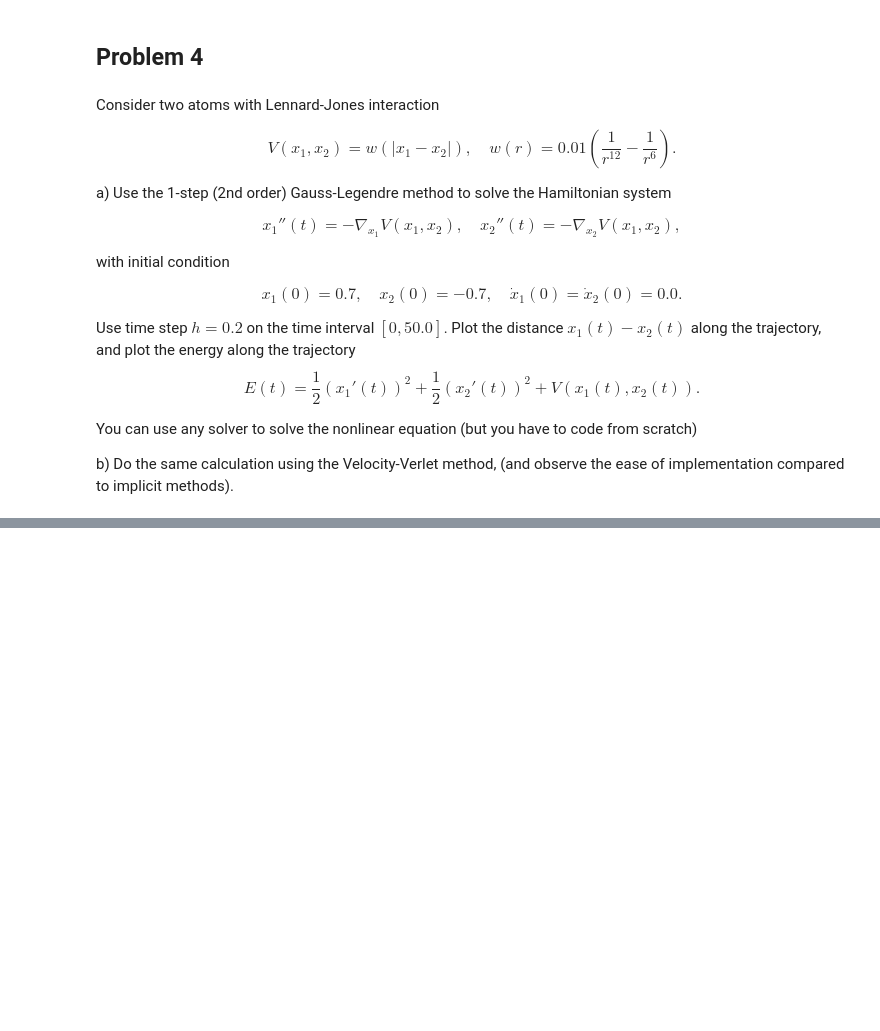
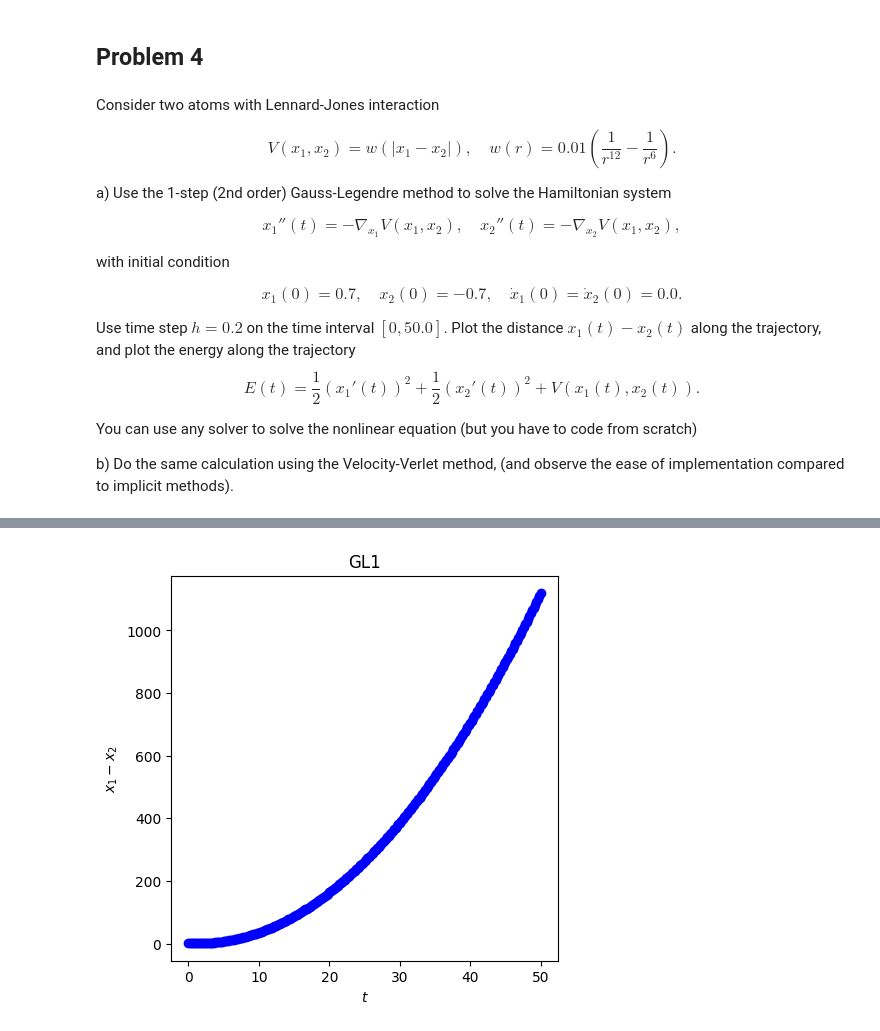
Before and after one commit to kevin-corcoran/228a, a Jupyter notebook: HW5.ipynb, the cells around one changed output, grey strips where cells are left out. Drawn from its saved outputs; the diff is of its cells as text; code cells hidden in the pictures; blank space fills up the shorter version.

```diff
--- a/HW5.ipynb
+++ b/HW5.ipynb
@@ -112,0 +196,86 @@ b) Do the same calculation using the Velocity-Verlet method, (and observe the ea
+# %%
+using LinearAlgebra
+
+function newton(F, k, tol, maxIter)
+    # F = 0 fixed point, # k v
+    for i = 1:maxIter
+        x = k
+        k = F(x)
+        condition = abs.(x - k) .> tol
+        if (condition[1] == 0 && condition[2] == 0)
+            break
+        end
+    end
+    return k
+end
+
+function V(x)
+    r = abs(x[1]-x[2])
+    return 0.01*(1/r^12 - 1/r^6)
+end
+
+function gradV(x, v)
+    r = abs(x[1]-x[2]) # do we need absolute values
+    x[1] = v[1]
+    x[2] = v[2]
+    v[1] = -0.01*(-12*v[1]/(r^13) + 6*v[1]/(r^7))
+    v[2] = -0.01*(12*v[2]/(r^13) - 6*v[2]/(r^7))
+    return x, v
+end
+
+function gl1(N, T, x0, v0, maxIter)
+    h = T/N
+
+    x = zeros(2,N+1)
+    v = zeros(2,N+1)
+    Vpot = zeros(1,N+1)
+    x[:,1] = x0
+    v[:,1] = v0
+    Vpot[1] = V(x0)
+    Niter = zeros(N)
+
+    kv = zeros(2, N+1)
+    kv[:, 1] = [0.1, 0.1] # initial k value guess
+    tol = [10^(-16), 10^(-16)]
+
+    A = [0.5]
+    b = [1]
+    for i = 1:N
+#         x, v = gradV(x[:,i]+h/2*k, v[:,i]+h/2*k)
+        F(k) = k - gradV(x[:,i]+h/2*k, v[:,i]+h/2*k)[2]
+        kv[:, i+1] = newton(F, kv[:, i], tol, maxIter)
+        v[:,i+1] = v[:,i] + h*kv[:,i+1]
+        x[:, i+1] = x[:,i] + h*v[:,i]
+        Vpot[i+1] = V(x[:,i+1])
+    end
+    return x, v, Vpot
+end
+
+T = 50.0
+dt = 0.2
+N = round(Int64,T/dt)
+t = collect(0:N)*dt
+x0 = [0.7,-0.7]
+v0 = [0.0,0.0]
+
+x,v,Vpot = gl1(N,T,x0,v0,100)
+
+using PyPlot
+figure(1,figsize=(5,5))
+st=1
+plot(t,vec(x[1,:]-x[2,:]),"bo")
+xlabel(L"t")
+ylabel(L"x_1-x_2")
+title("GL1")
+
+Et = zeros(N+1)
+Et = 0.5*vec(v[1,:].^2+v[2,:].^2) + Vpot'
+
+figure(2,figsize=(5,5))
+st=1
+plot(t,Et,"b-")
+xlabel(L"t")
+ylabel(L"E(t)")
+title("GL1")
+# %% [output]
+[figure, added]
```
Also changed, not shown: parts of 6 cells of this notebook.
